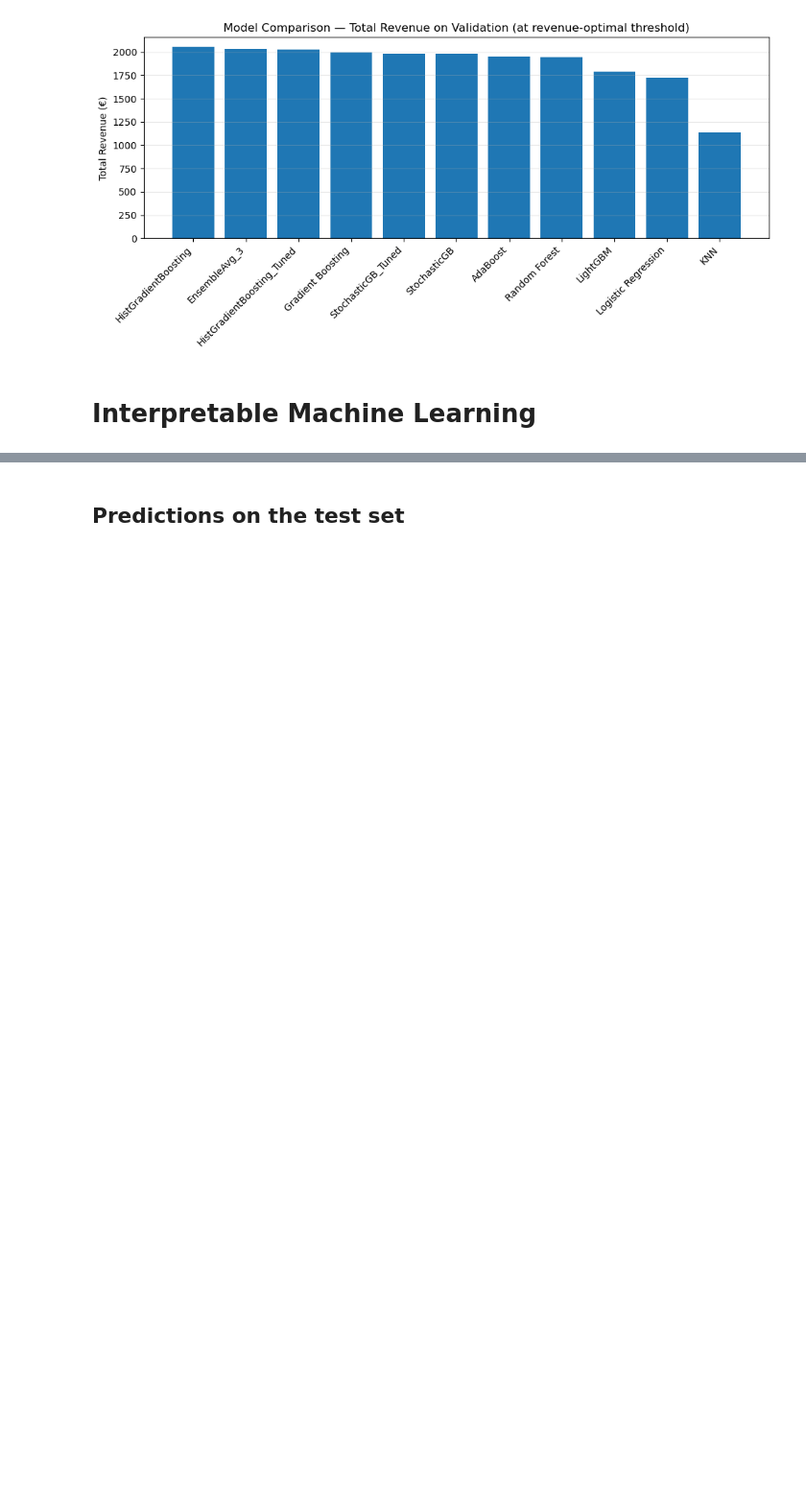
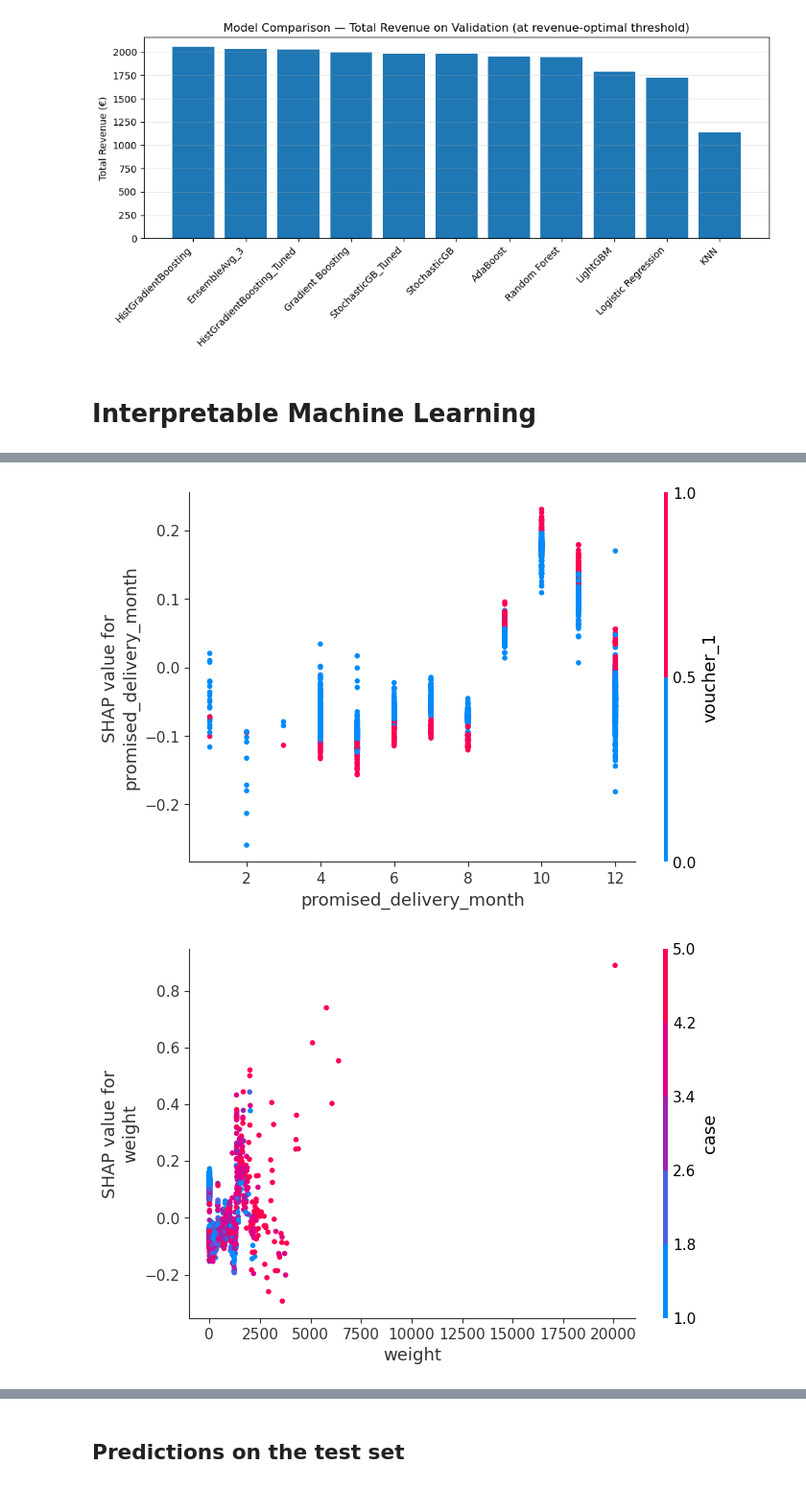
Before and after one commit to ungeralexan/ml_assignment, a Jupyter notebook: stand_safe_06_01/project.ipynb, the cells around one changed output, grey strips where cells are left out. Shown at 96% size. Saved outputs shown, nothing was run; the diff lists cells and outputs as text; code cells hidden in the pictures; blank space fills up the shorter version.

```diff
--- a/stand_safe_06_01/project.ipynb
+++ b/stand_safe_06_01/project.ipynb
@@ -2176,0 +2118,6 @@ Example SEND: p(reorder)= 0.152 < t=0.19 -> send voucher
+# %%
+for f in top_features:
+    shap.dependence_plot(f, sv, X_exp, show=True)
+# %% [output]
+[figure, added]
+[figure, added]
```
Also changed, not shown: parts of 30 cells of this notebook.
